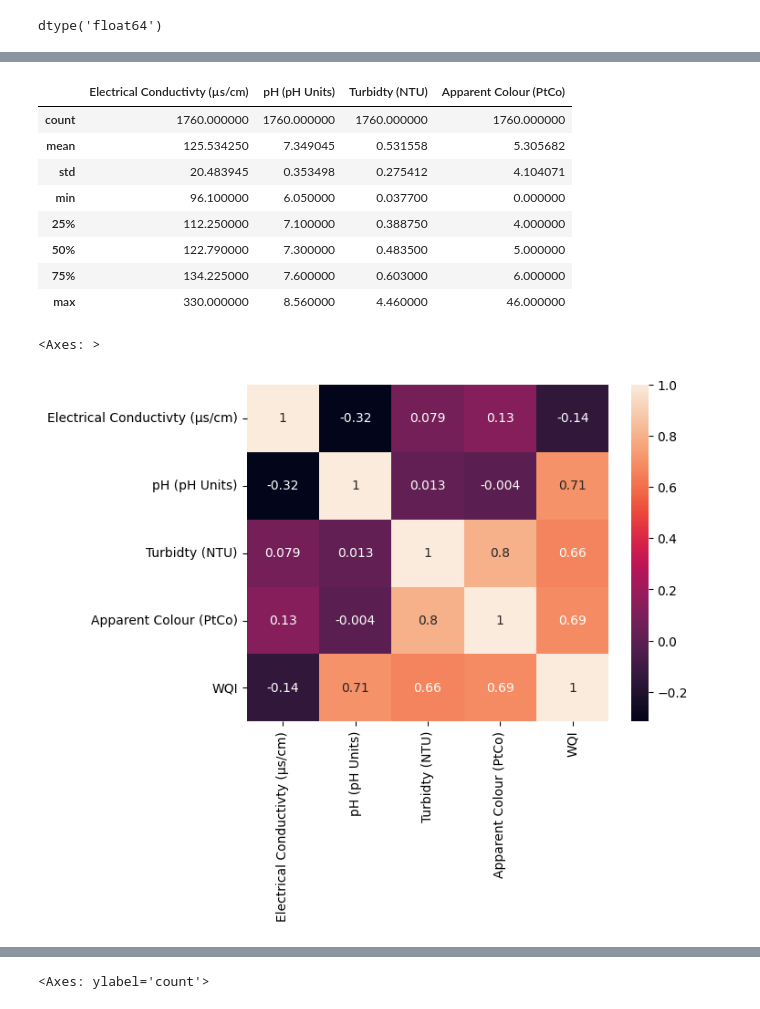
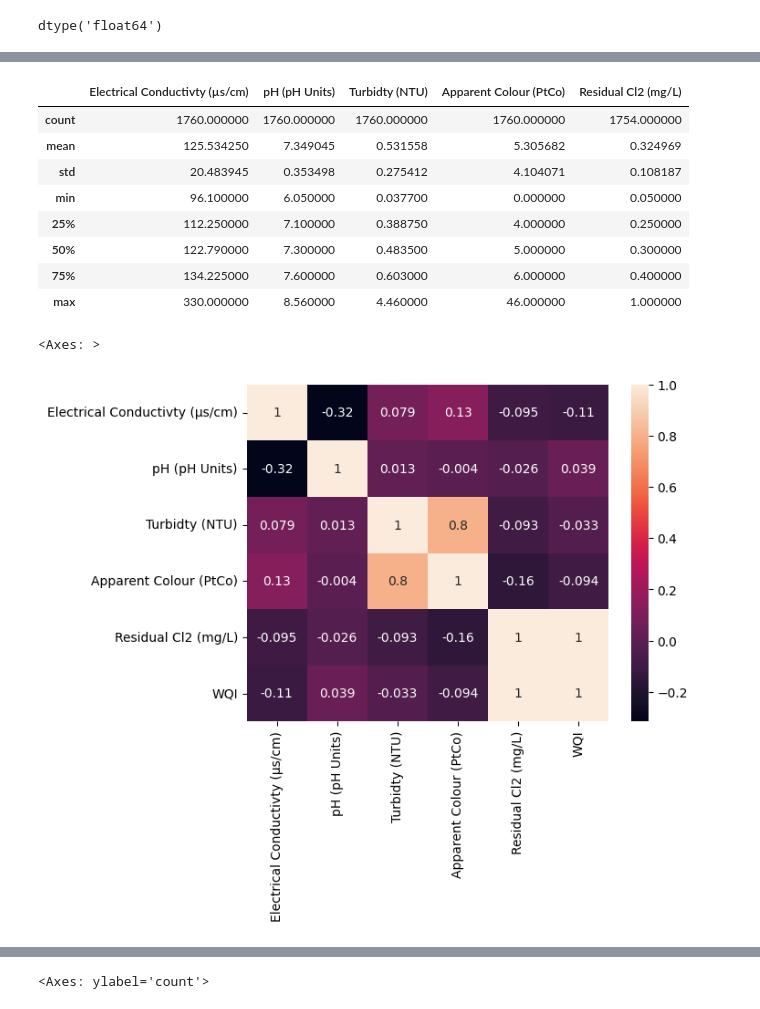
Before and after one commit to Stergithub/FYP, a Jupyter notebook: Water quality assesement without residual chlorine.ipynb, the cells around one changed output, grey strips where cells are left out. Cells and saved outputs as stored; diff of their text form; code cells hidden in the pictures.

```diff
--- a/Water quality assesement without residual chlorine.ipynb
+++ b/Water quality assesement without residual chlorine.ipynb
@@ -211,6 +215,7 @@ n_data.describe()
+# %%
+
+n_data['Residual Cl2 (mg/L)'] = pd.to_numeric(n_data['Residual Cl2 (mg/L)'], errors='coerce')
 # %%
-# sub index
-
 def sub_index(Vn,Sn):
     Qn = ((Vn)/(Sn))*100
     return Qn
@@ -221,5 +226,6 @@ n_data['Conductivity_Qn'] = sub_index(n_data['Electrical Conductivty (µs/cm)'],
 n_data['Ph_Qn'] = ph_sub_index(n_data['pH (pH Units)'])
 n_data['Turbidity_Qn'] = sub_index(n_data['Turbidty (NTU)'],5.0)
 n_data['Colour_Qn'] = sub_index(n_data['Apparent Colour (PtCo)'],15)
+n_data['Cl2_Qn'] = sub_index(n_data['Residual Cl2 (mg/L)'],0.5)
 n_data
 # %% [output]
@@ -239,9 +245,9 @@ n_data
 # %%
-#QnWn
 Conductivity_WnQn = n_data['Conductivity_Qn']*n_data['Conductivity_Wn']
 Ph_WnQn = n_data['Ph_Qn']*n_data['Ph_Wn']
 Turbidty_WnQn = n_data['Turbidity_Qn']*n_data['Turbidity_Wn']
 Colour_WnQn = n_data['Colour_Qn']*n_data['Colour_Wn']
-n_data['sum_WnQn'] = Conductivity_WnQn+Ph_WnQn+Turbidty_WnQn+Colour_WnQn
+Cl2_WnQn = n_data['Cl2_Qn']*n_data['Cl2_Wn']
+n_data['sum_WnQn'] = Conductivity_WnQn+Ph_WnQn+Turbidty_WnQn+Colour_WnQn+Cl2_WnQn
 n_data
 # %% [output]
@@ -261,6 +267,4 @@ n_data
 # %%
-#sum_Wn
-
-n_data['sum_Wn'] = n_data['Conductivity_Wn'] + n_data['Ph_Wn'] + n_data['Turbidity_Wn'] + n_data['Colour_Wn']
+n_data['sum_Wn'] = n_data['Conductivity_Wn'] + n_data['Ph_Wn'] + n_data['Turbidity_Wn'] + n_data['Colour_Wn']+ n_data['Cl2_Wn']
 n_data
 # %% [output]
@@ -377,21 +383,21 @@ memory usage: 233.9+ KB
 # %%
-n_data[['Electrical Conductivty (µs/cm)','pH (pH Units)','Turbidty (NTU)','Apparent Colour (PtCo)']].describe()
+n_data[['Electrical Conductivty (µs/cm)','pH (pH Units)','Turbidty (NTU)','Apparent Colour (PtCo)','Residual Cl2 (mg/L)']].describe()
 # %% [output]
-|  | Electrical Conductivty (µs/cm) | pH (pH Units) | Turbidty (NTU) | Apparent Colour (PtCo) |
-| count | 1760.000000 | 1760.000000 | 1760.000000 | 1760.000000 |
-| mean | 125.534250 | 7.349045 | 0.531558 | 5.305682 |
-| std | 20.483945 | 0.353498 | 0.275412 | 4.104071 |
-| min | 96.100000 | 6.050000 | 0.037700 | 0.000000 |
-| 25% | 112.250000 | 7.100000 | 0.388750 | 4.000000 |
-| 50% | 122.790000 | 7.300000 | 0.483500 | 5.000000 |
-| 75% | 134.225000 | 7.600000 | 0.603000 | 6.000000 |
-| max | 330.000000 | 8.560000 | 4.460000 | 46.000000 |
+|  | Electrical Conductivty (µs/cm) | pH (pH Units) | Turbidty (NTU) | Apparent Colour (PtCo) | Residual Cl2 (mg/L) |
+| count | 1760.000000 | 1760.000000 | 1760.000000 | 1760.000000 | 1754.000000 |
+| mean | 125.534250 | 7.349045 | 0.531558 | 5.305682 | 0.324969 |
+| std | 20.483945 | 0.353498 | 0.275412 | 4.104071 | 0.108187 |
+| min | 96.100000 | 6.050000 | 0.037700 | 0.000000 | 0.050000 |
+| 25% | 112.250000 | 7.100000 | 0.388750 | 4.000000 | 0.250000 |
+| 50% | 122.790000 | 7.300000 | 0.483500 | 5.000000 | 0.300000 |
+| 75% | 134.225000 | 7.600000 | 0.603000 | 6.000000 | 0.400000 |
+| max | 330.000000 | 8.560000 | 4.460000 | 46.000000 | 1.000000 |
 # %%
 #feature selection
 
-sns.heatmap(n_data[['Electrical Conductivty (µs/cm)','pH (pH Units)','Turbidty (NTU)','Apparent Colour (PtCo)', 'WQI']].corr(), annot=True)
+sns.heatmap(n_data[['Electrical Conductivty (µs/cm)','pH (pH Units)','Turbidty (NTU)','Apparent Colour (PtCo)','Residual Cl2 (mg/L)', 'WQI']].corr(), annot=True)
 # %% [output]
 <Axes: >
-[figure, old version]
+[figure, new version]
 # %%
 # Checking for Outliers
```
Also changed, not shown: parts of 71 cells of this notebook.
